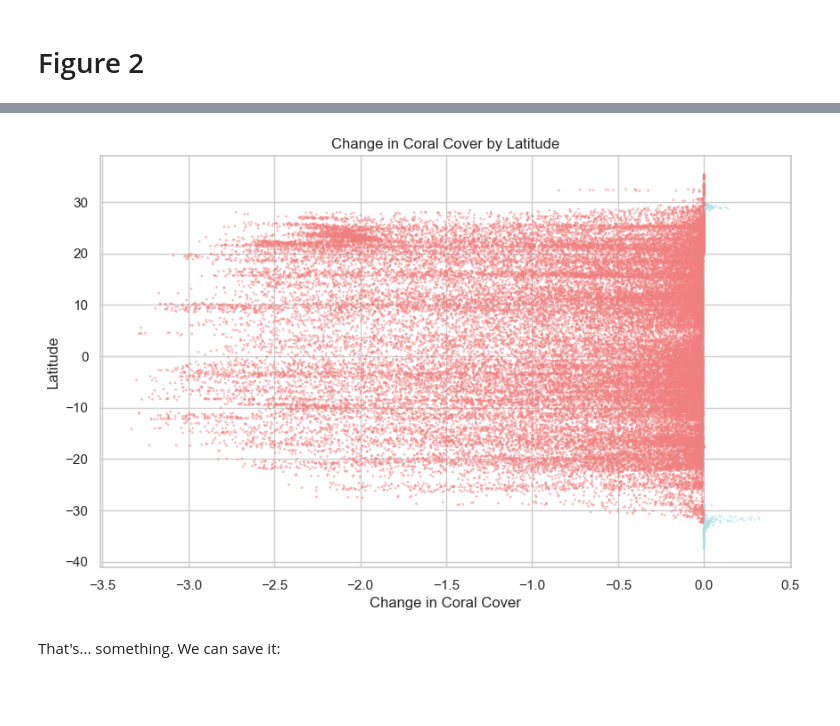
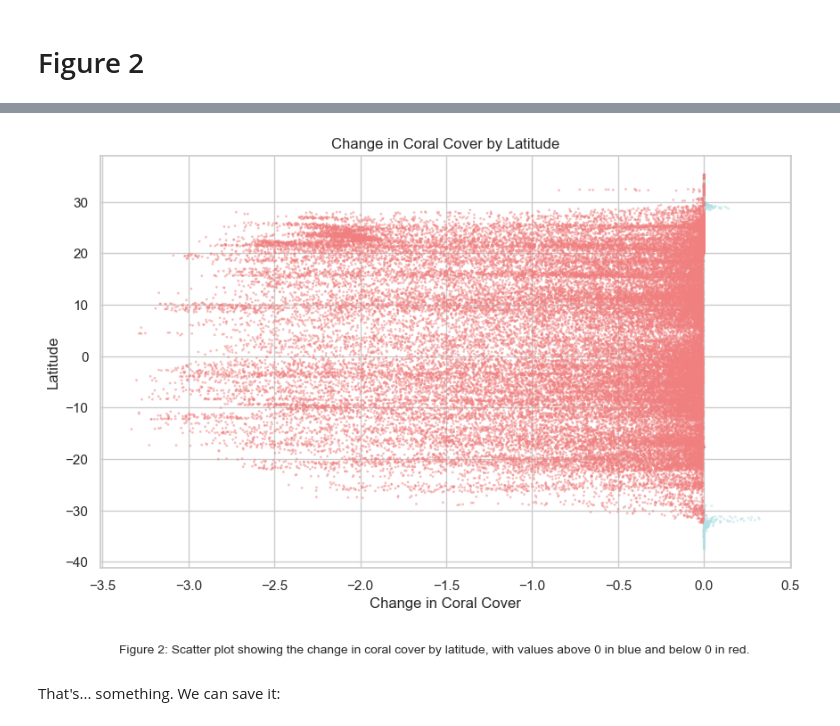
Before and after one commit to CallieStephenson/Into_Sci_Computing, a Jupyter notebook: Project.ipynb, the cells around one changed output, grey strips where cells are left out. Drawn from its saved outputs; the diff is of its cells as text; code cells hidden in the pictures; blank space fills up the shorter version.

```diff
--- a/Project.ipynb
+++ b/Project.ipynb
@@ -215,18 +177,3 @@ print(f"Plot saved to {output_path}")
 Plot saved to /Users/calliestephenson/Desktop/MBIO 691/Into_Sci_Computing/figs/Figure1.png
 # %% [markdown]
 # Figure 2
-# %%
-sns.set(style="whitegrid")
-plt.figure(figsize=(10, 6))
-sns.scatterplot(y='latitude',
-    x='coral_cover_change',
-    data=data_avg_across_models,
-    marker='o',  # circular markers
-    edgecolor='none',# Remove the marker borders because it made everything black
-    alpha = 0.5,
-    s = 4)
-
-plt.ylabel("Latitude")
-plt.xlabel("Change in Coral Cover")
-plt.title("Change in Coral Cover by Latitude")
-plt.show()
@@ -235,32 +180,35 @@ plt.show()
 # %%
 # Create a column to label values as 'Positive' or 'Negative'
 data_avg_across_models['coral_cover_category'] = data_avg_across_models['coral_cover_change'].apply(lambda x: 'Positive' if x > 0 else 'Negative')
 
 # Set the plot style
 sns.set(style="whitegrid")
 plt.figure(figsize=(10, 6))
 
 # Create the scatter plot with conditional colors
 sns.scatterplot(
     y='latitude',
     x='coral_cover_change',
     data=data_avg_across_models,
     hue='coral_cover_category',  # Color based on positive or negative values
     palette={'Positive': 'powderblue', 'Negative': 'lightcoral'},  # Blue for positive, red for negative
     marker='o',
     edgecolor='none',
     alpha=0.5,
     s=4,
     legend = False
 )
 
 # Set labels and title
 plt.ylabel("Latitude")
 plt.xlabel("Change in Coral Cover")
 plt.title("Change in Coral Cover by Latitude")
+# Add a caption
+caption_text = "Figure 2: Scatter plot showing the change in coral cover by latitude, with values above 0 in blue and below 0 in red."
+plt.figtext(0.5, -0.05, caption_text, ha="center", fontsize=10, wrap=True)
 plt.show()
 # %% [output]
-[figure, old version]
+[figure, new version]
 # %% [markdown]
 That's... something. We can save it:
 # %%
```
Also changed, not shown: parts of 19 cells of this notebook.
